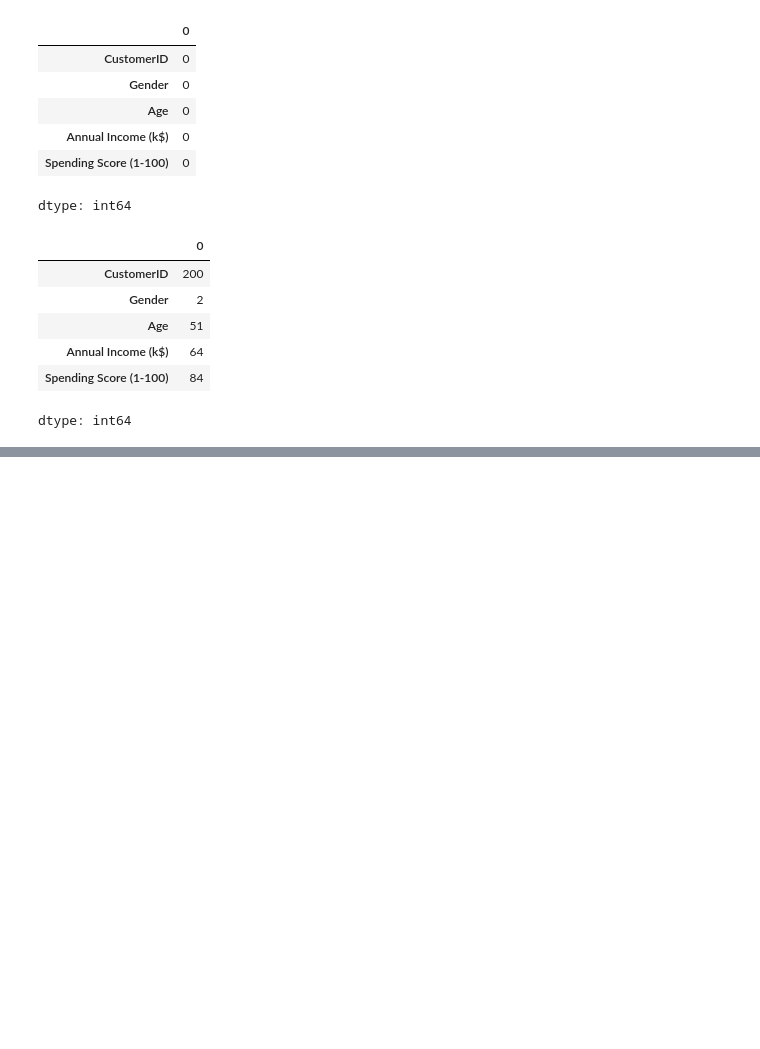
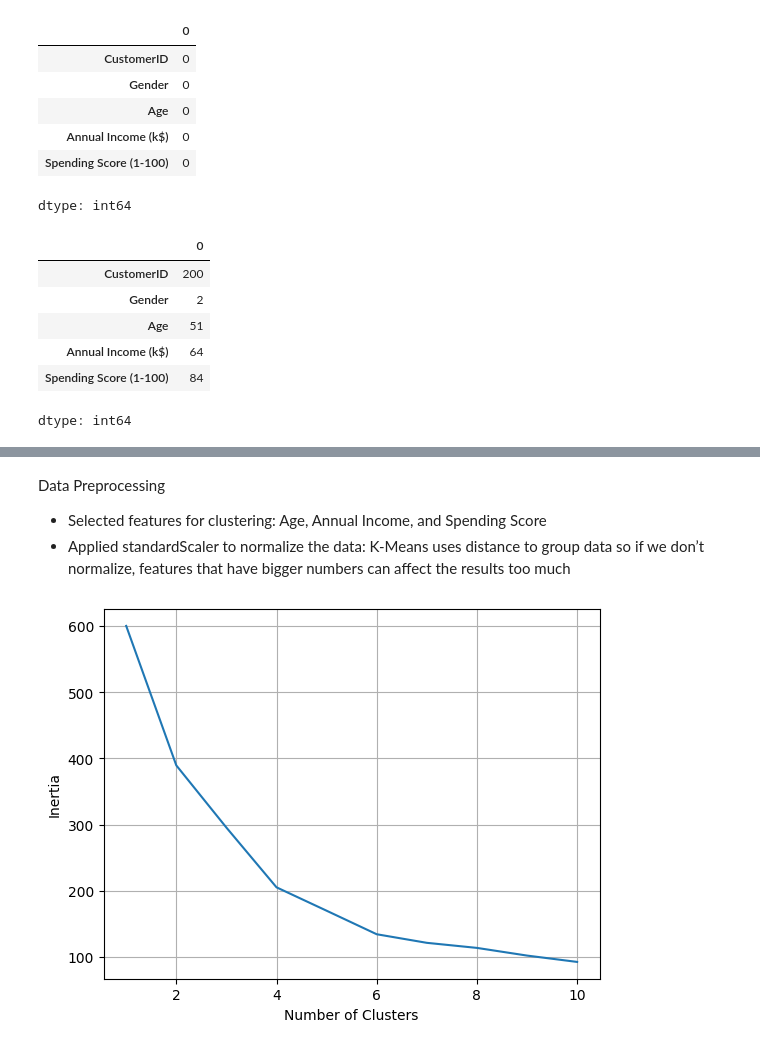
Before and after one commit to ich-20211101/ML_study, a Jupyter notebook: customerSegmentation_targetedMarketing_strategys/final_sy.ipynb, the cells around one changed output, grey strips where cells are left out. Saved outputs shown, nothing was run; the diff lists cells and outputs as text; code cells hidden in the pictures; blank space fills up the shorter version.

```diff
--- a/customerSegmentation_targetedMarketing_strategys/final_sy.ipynb
+++ b/customerSegmentation_targetedMarketing_strategys/final_sy.ipynb
@@ -67,0 +73,11 @@ dtype: int64
+# %%
+from sklearn.preprocessing import StandardScaler
+
+df_selected = df[['Age', 'Annual Income (k$)', 'Spending Score (1-100)']]
+
+scaler = StandardScaler()
+scaled_data = scaler.fit_transform(df_selected)
+
+df_scaled = pd.DataFrame(scaled_data, columns=df_selected.columns)
+
+df_scaled.head()
@@ -67,0 +91,24 @@ dtype: int64
+# %% [markdown]
+Data Preprocessing
+- Selected features for clustering: Age, Annual Income, and Spending Score
+- Applied standardScaler to normalize the data: K-Means uses distance to group data so if we don’t normalize, features that have bigger numbers can affect the results too much
+# %%
+from sklearn .cluster import KMeans
+import matplotlib.pyplot as plt
+
+inertia = []
+k_range = range(1, 11)
+
+for k in k_range:
+    kmeans = KMeans(n_clusters = k, random_state = 42)
+    kmeans.fit(df_scaled)
+    inertia.append(kmeans.inertia_)
+
+# elbow plot
+plt.plot(k_range, inertia)
+plt.xlabel('Number of Clusters')
+plt.ylabel('Inertia')
+plt.grid(True)
+plt.show()
+# %% [output]
+[figure, added]
```
Also changed, not shown: parts of 6 cells of this notebook.
